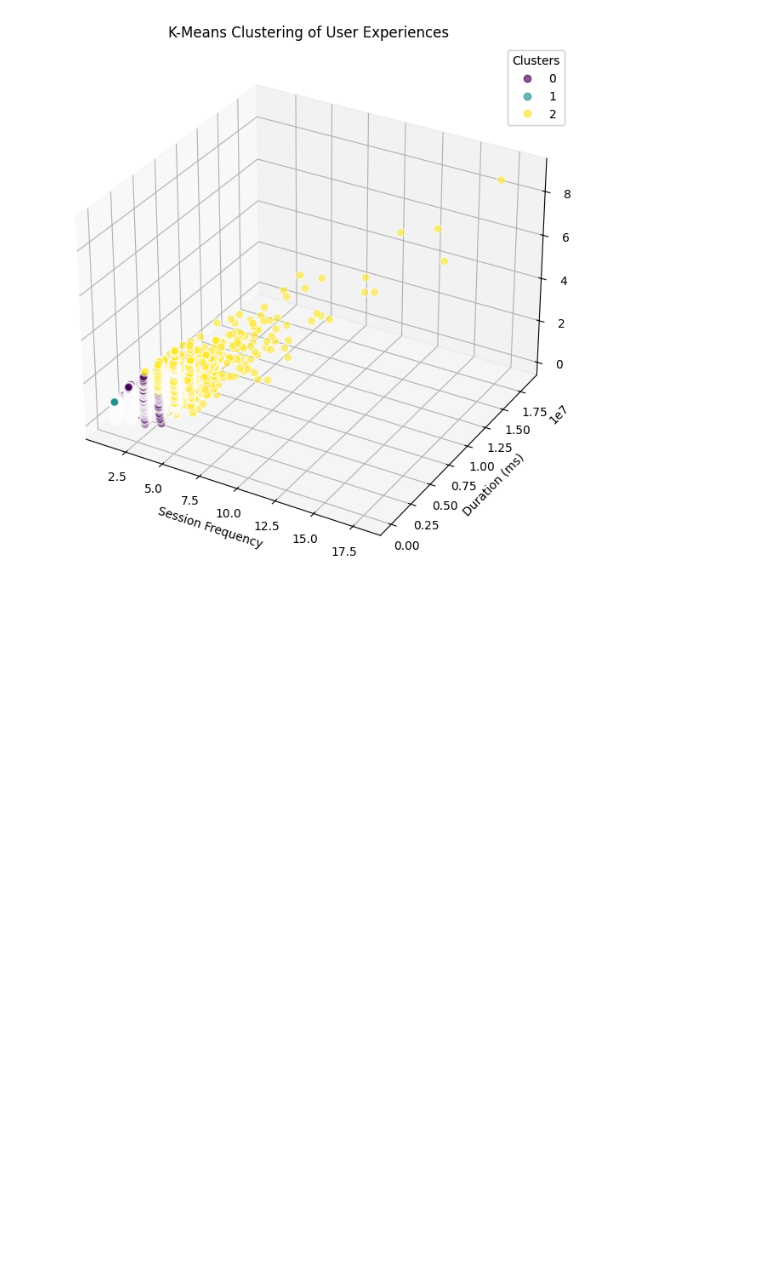
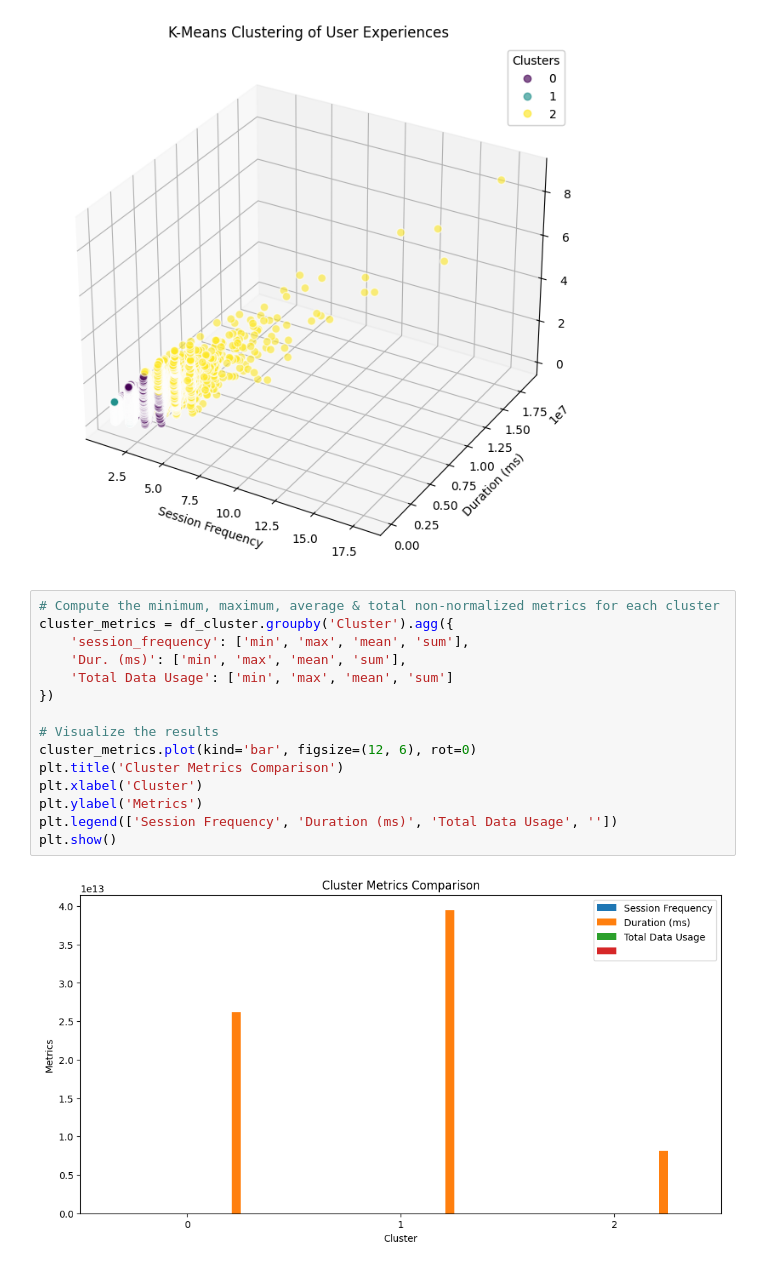
Before and after one commit to Hannasisay19/Week-1-Analytics_in_telecommunication, a Jupyter notebook: EDA/eda_task_3.ipynb, the cells around one changed output. Cells and saved outputs as stored; diff of their text form; blank space fills up the shorter version.

```diff
--- a/EDA/eda_task_3.ipynb
+++ b/EDA/eda_task_3.ipynb
@@ -140,3 +140,20 @@ ax.add_artist(legend1)
 plt.show()
 # %% [output]
 [figure]
+# %%
+# Compute the minimum, maximum, average & total non-normalized metrics for each cluster
+cluster_metrics = df_cluster.groupby('Cluster').agg({
+    'session_frequency': ['min', 'max', 'mean', 'sum'],
+    'Dur. (ms)': ['min', 'max', 'mean', 'sum'],
+    'Total Data Usage': ['min', 'max', 'mean', 'sum']
+})
+
+# Visualize the results
+cluster_metrics.plot(kind='bar', figsize=(12, 6), rot=0)
+plt.title('Cluster Metrics Comparison')
+plt.xlabel('Cluster')
+plt.ylabel('Metrics')
+plt.legend(['Session Frequency', 'Duration (ms)', 'Total Data Usage', ''])
+plt.show()
+# %% [output]
+[figure, added]
```
